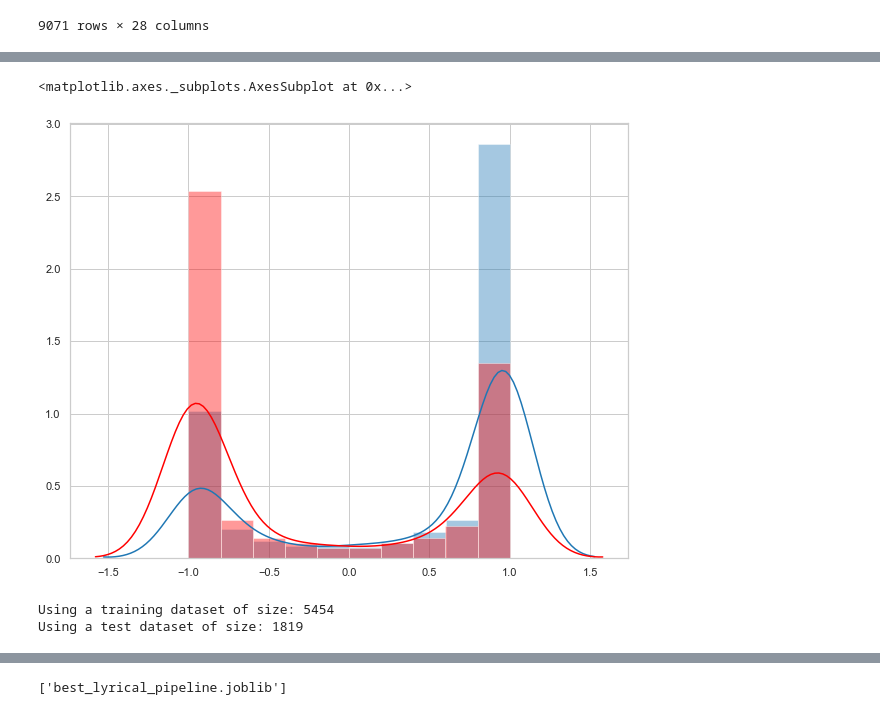
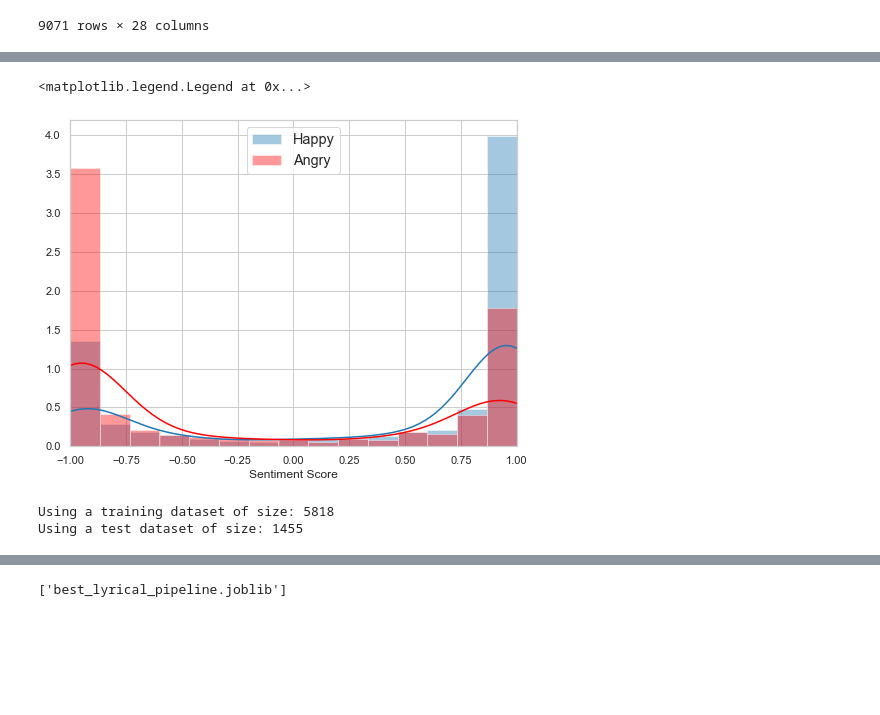
Before and after one commit to jecutter/Emotify_Insight_Project, a Jupyter notebook: Emotify_Project_Dev.ipynb, the cells around one changed output, grey strips where cells are left out. Saved outputs shown, nothing was run; the diff lists cells and outputs as text; code cells hidden in the pictures; blank space fills up the shorter version.

Commit message:
Fully fleshed out final models for both instrumental and lyrical music data. Notebook contains expected final tunings for the random forest models to be used in Emotify Streamlit app.

```diff
--- a/Emotify_Project_Dev.ipynb
+++ b/Emotify_Project_Dev.ipynb
@@ -1187,7 +1216,7 @@ df_lyrics['sent_score'] = sent_scores
 #df_lyrics.to_csv('GeniusLyrics_VocalsOnlySet_FullFinal_withSentScores.csv')
 
 # Read in full training set (with lyrics and sentiment scores)
-df_lyrics = pd.read_csv('GeniusLyrics_VocalsOnlySet_FullFinal_withSentScores.csv', index_col=0)
+df_lyrics = pd.read_csv('Data/GeniusLyrics_VocalsOnlySet_FullFinal_withSentScores.csv', index_col=0)
 df_lyrics
 # %% [output]
 |  | track_id | artist | title | happy_tags | num_happy_tags | calm_tags | num_calm_tags | sad_tags | ... |
@@ -1207,12 +1241,15 @@ df_lyrics
 #plt.scatter(df_lyrics[df_lyrics.overall_emotion == 'happy'].sent_score.values, df_lyrics[df_lyrics.overall_emotion == 'happy'].valence.values)
 #plt.scatter(df_lyrics[df_lyrics.overall_emotion == 'angry'].sent_score.values, df_lyrics[df_lyrics.overall_emotion == 'angry'].valence.values, c='r')
 # %%
-fig, ax = plt.subplots(figsize=(10, 8))
-sns.distplot(df_lyrics[df_lyrics.overall_emotion == 'happy'].sent_score.values, bins=10, ax=ax)
-sns.distplot(df_lyrics[df_lyrics.overall_emotion == 'angry'].sent_score.values, color='r', bins=10, ax=ax)
+fig, ax = plt.subplots(figsize=(8, 6))
+sns.distplot(df_lyrics[df_lyrics.overall_emotion == 'happy'].sent_score.values, bins=15, ax=ax, label='Happy')
+sns.distplot(df_lyrics[df_lyrics.overall_emotion == 'angry'].sent_score.values, color='r', bins=15, ax=ax, label='Angry')
+ax.set_xlim(-1, 1)
+ax.set_xlabel('Sentiment Score')
+ax.legend(loc='upper center', fontsize='large')
 # %% [output]
-<matplotlib.axes._subplots.AxesSubplot at 0x...>
+<matplotlib.legend.Legend at 0x...>
-[figure, old version]
+[figure, new version]
 # %%
 # Reduce the lyrics training set to only include 'happy', 'sad', and 'angry'
 df_lyrics_red = df_lyrics[df_lyrics.overall_emotion != 'calm']
@@ -1227,9 +1264,9 @@ labels = df_lyrics_red[['overall_emotion']]
 
 # Create training/testing split
 #x_train, x_test, y_train, y_test = split_by_emotion(features, labels)
-x_train, x_test, y_train, y_test = train_test_split(features, labels)
+x_train, x_test, y_train, y_test = train_test_split(features, labels, test_size = 0.2)
 print("Using a training dataset of size:", len(x_train))
 print("Using a test dataset of size:", len(x_test))
 # %% [output]
-Using a training dataset of size: 5454
-Using a test dataset of size: 1819
+Using a training dataset of size: 5818
+Using a test dataset of size: 1455
```
Also changed, not shown: parts of 51 cells of this notebook, 1 other file.
